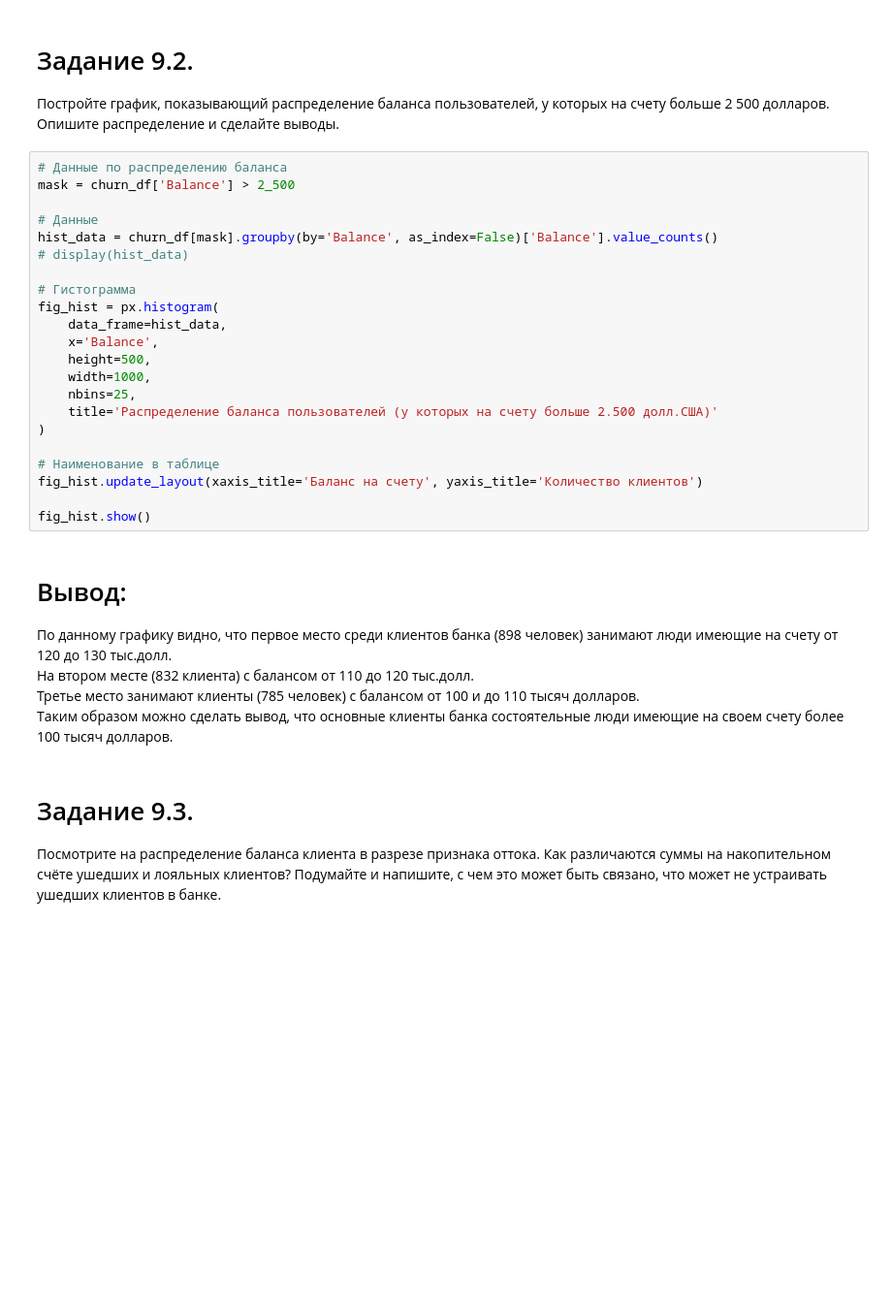
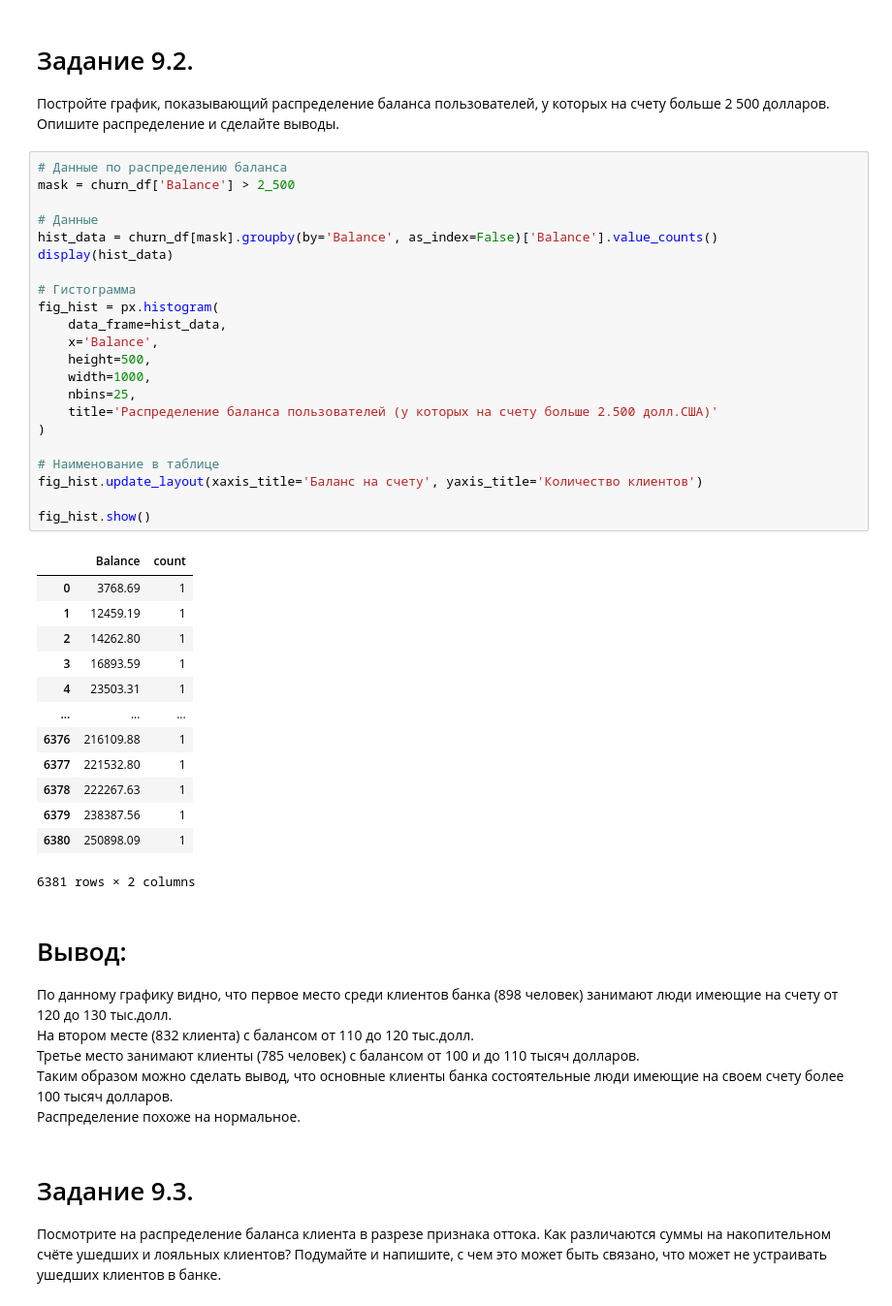
Before and after one commit to AlexanderMeshchaninov/SKILLFACTORY_PYTHON, a Jupyter notebook: Lesson-18/Практическое_задание_9.11._Модуль_13_(HW-01).ipynb, the cells around one changed output. Shown at 97% size. Drawn from its saved outputs; the diff is of its cells as text; blank space fills up the shorter version.

```diff
--- a/Lesson-18/Практическое_задание_9.11._Модуль_13_(HW-01).ipynb
+++ b/Lesson-18/Практическое_задание_9.11._Модуль_13_(HW-01).ipynb
@@ -71,31 +71,46 @@ fig_pie.show()
 # %%
 # Данные по распределению баланса
 mask = churn_df['Balance'] > 2_500
 
 # Данные
 hist_data = churn_df[mask].groupby(by='Balance', as_index=False)['Balance'].value_counts()
-# display(hist_data)
+display(hist_data)
 
 # Гистограмма
 fig_hist = px.histogram(
     data_frame=hist_data,
     x='Balance',
     height=500,
     width=1000,
     nbins=25,
     title='Распределение баланса пользователей (у которых на счету больше 2.500 долл.США)'
 )
 
 # Наименование в таблице
 fig_hist.update_layout(xaxis_title='Баланс на счету', yaxis_title='Количество клиентов')
 
 fig_hist.show()
+# %% [output]
+|  | Balance | count |
+| 0 | 3768.69 | 1 |
+| 1 | 12459.19 | 1 |
+| 2 | 14262.80 | 1 |
+| 3 | 16893.59 | 1 |
+| 4 | 23503.31 | 1 |
+| ... | ... | ... |
+| 6376 | 216109.88 | 1 |
+| 6377 | 221532.80 | 1 |
+| 6378 | 222267.63 | 1 |
+| 6379 | 238387.56 | 1 |
+| 6380 | 250898.09 | 1 |
+6381 rows × 2 columns
 # %% [markdown]
 # Вывод:
 По данному графику видно, что первое место среди клиентов банка (898 человек) занимают люди имеющие на счету от 120 до 130 тыс.долл.
 <br> На втором месте (832 клиента) с балансом от 110 до 120 тыс.долл.
 <br> Третье место занимают клиенты (785 человек) с балансом от 100 и до 110 тысяч долларов.
 <br> Таким образом можно сделать вывод, что основные клиенты банка состоятельные люди имеющие на своем счету более 100 тысяч долларов.
+<br> Распределение похоже на нормальное.
 # %% [markdown]
 # Задание 9.3.
 Посмотрите на распределение баланса клиента в разрезе признака оттока. Как различаются суммы на накопительном счёте ушедших и лояльных клиентов? Подумайте и напишите, с чем это может быть связано, что может не устраивать ушедших клиентов в банке.
```
Also changed, not shown: parts of 5 cells of this notebook.
